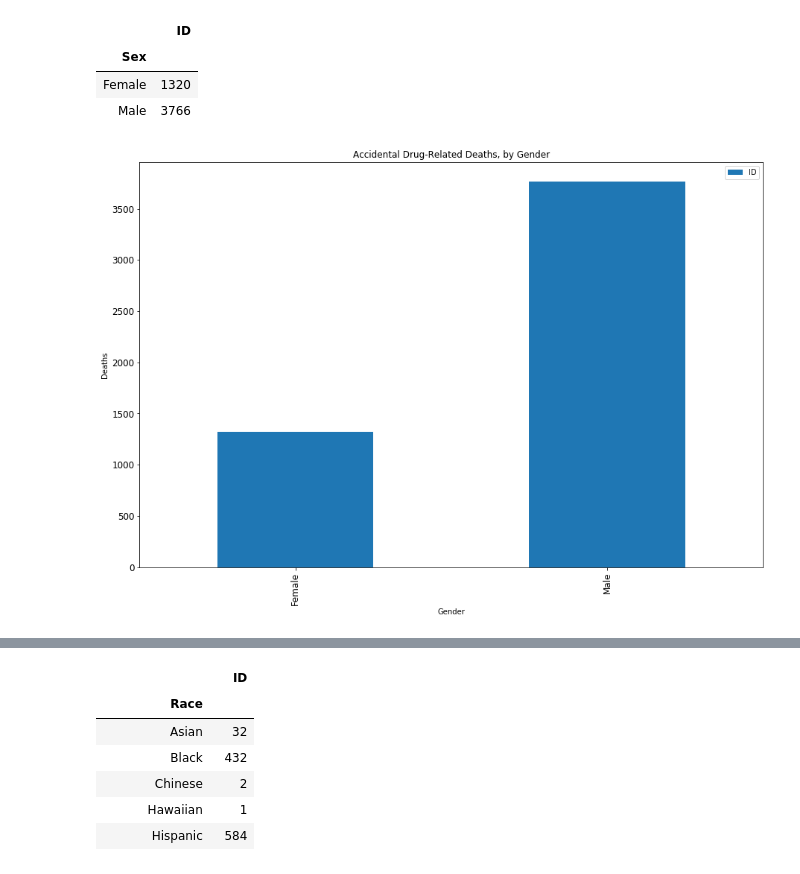
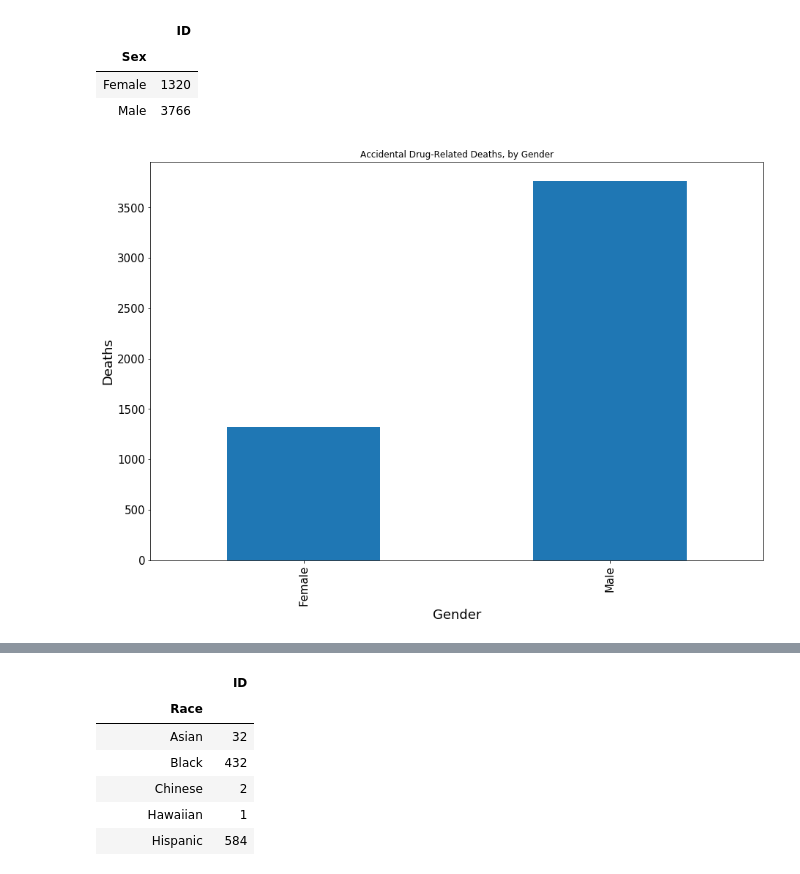
Before and after one commit to prerak-patel/Accidental-Drug-Related-Deaths, a Jupyter notebook: Age, Gender, Race correlation - updated.ipynb, the cells around one changed output, grey strips where cells are left out. Drawn from its saved outputs; the diff is of its cells as text; code cells hidden in the pictures.

```diff
--- a/Age, Gender, Race correlation - updated.ipynb
+++ b/Age, Gender, Race correlation - updated.ipynb
@@ -64,12 +64,12 @@ grouped_gender_df.head()
 | Male | 3766 |
 # %%
 # Graph of Accidental Drug-related Deaths by Sex
-ax = grouped_gender_df.plot(kind='bar', title ="Accidental Drug-Related Deaths, by Gender", figsize=(15, 10), legend=True, fontsize=12)
-plt.xlabel("Gender")
-plt.ylabel("Deaths")
+ax = grouped_gender_df.plot(kind='bar', title ="Accidental Drug-Related Deaths, by Gender", figsize=(15, 10), legend=False, fontsize=15)
+plt.xlabel("Gender", fontsize=18)
+plt.ylabel("Deaths", fontsize=18)
 plt.show()
 # %% [output]
-[figure, old version]
+[figure, new version]
 # %%
 # Accidental Drug-related deaths by Race
 grouped_race_df = reduced_df.groupby(["Race"]).agg({'ID':'count'})
```
Also changed, not shown: parts of 4 cells of this notebook.
